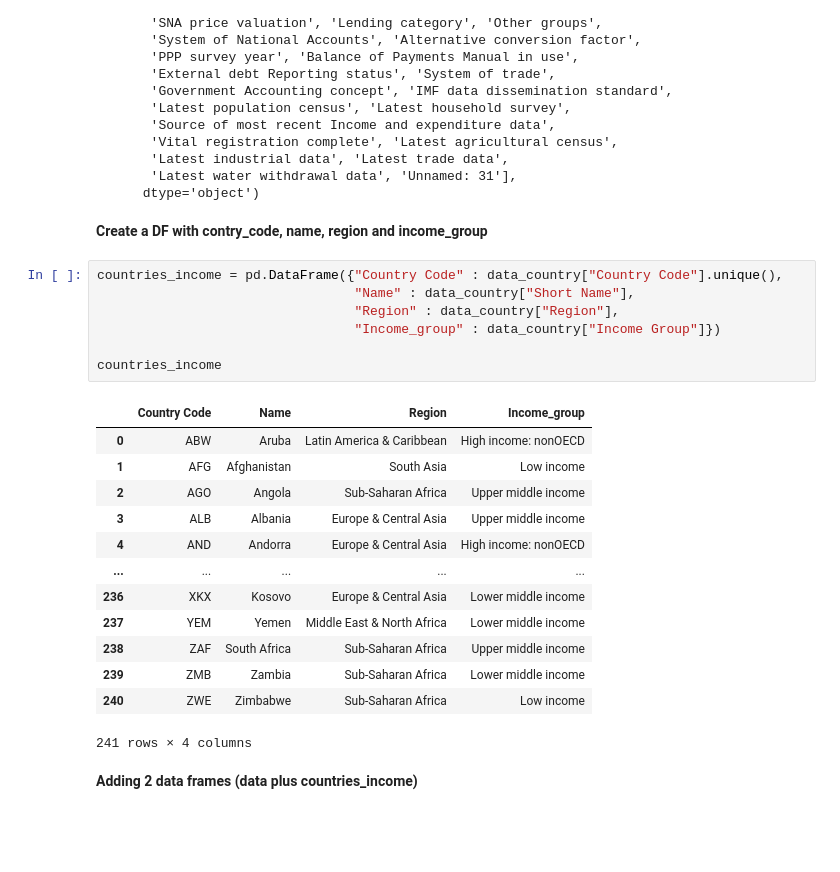
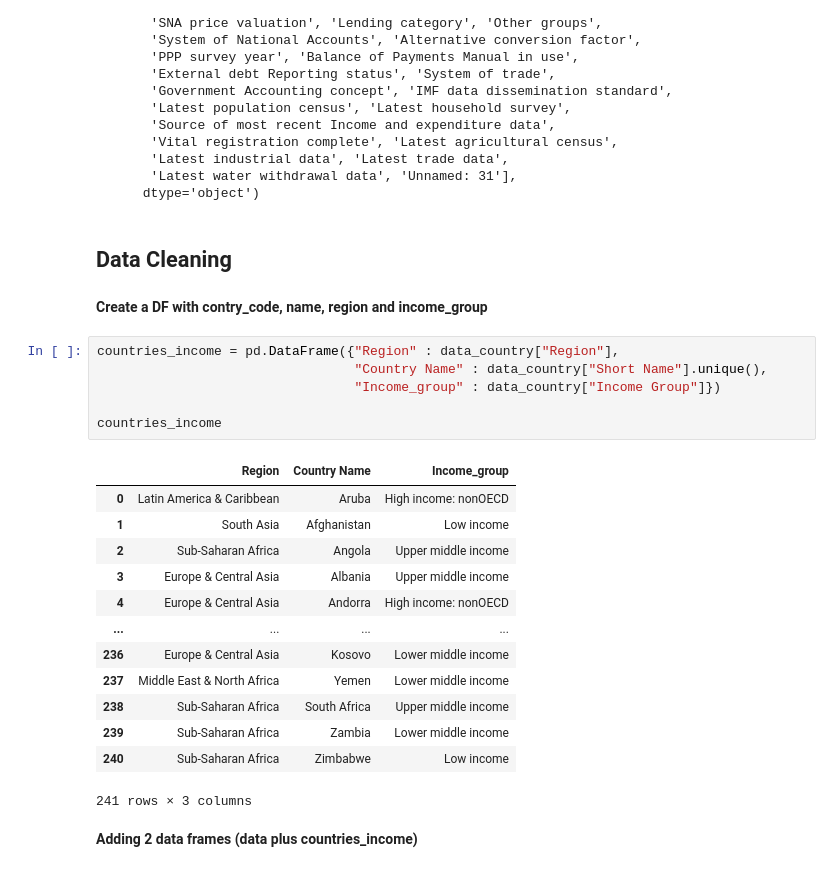
Before and after one commit to Azimoj/EdState-, a Jupyter notebook: P2.ipynb, the cells around one changed output. Saved outputs shown, nothing was run; the diff lists cells and outputs as text; blank space fills up the shorter version.

```diff
--- a/P2.ipynb
+++ b/P2.ipynb
@@ -76,29 +85,30 @@ Index(['Country Code', 'Short Name', 'Table Name', 'Long Name', '2-alpha code',
        'Latest industrial data', 'Latest trade data',
        'Latest water withdrawal data', 'Unnamed: 31'],
       dtype='object')
+# %% [markdown]
+## Data Cleaning
 # %% [markdown]
 __Create a DF with contry_code, name, region and income_group__
 # %%
-countries_income = pd.DataFrame({"Country Code" : data_country["Country Code"].unique(),
-                                 "Name" : data_country["Short Name"],
-                                 "Region" : data_country["Region"],
+countries_income = pd.DataFrame({"Region" : data_country["Region"],
+                                 "Country Name" : data_country["Short Name"].unique(),
                                  "Income_group" : data_country["Income Group"]})
 
 countries_income
 # %% [output]
-|  | Country Code | Name | Region | Income_group |
-| 0 | ABW | Aruba | Latin America & Caribbean | High income: nonOECD |
-| 1 | AFG | Afghanistan | South Asia | Low income |
-| 2 | AGO | Angola | Sub-Saharan Africa | Upper middle income |
-| 3 | ALB | Albania | Europe & Central Asia | Upper middle income |
-| 4 | AND | Andorra | Europe & Central Asia | High income: nonOECD |
-| ... | ... | ... | ... | ... |
-| 236 | XKX | Kosovo | Europe & Central Asia | Lower middle income |
-| 237 | YEM | Yemen | Middle East & North Africa | Lower middle income |
-| 238 | ZAF | South Africa | Sub-Saharan Africa | Upper middle income |
-| 239 | ZMB | Zambia | Sub-Saharan Africa | Lower middle income |
-| 240 | ZWE | Zimbabwe | Sub-Saharan Africa | Low income |
+|  | Region | Country Name | Income_group |
+| 0 | Latin America & Caribbean | Aruba | High income: nonOECD |
+| 1 | South Asia | Afghanistan | Low income |
+| 2 | Sub-Saharan Africa | Angola | Upper middle income |
+| 3 | Europe & Central Asia | Albania | Upper middle income |
+| 4 | Europe & Central Asia | Andorra | High income: nonOECD |
+| ... | ... | ... | ... |
+| 236 | Europe & Central Asia | Kosovo | Lower middle income |
+| 237 | Middle East & North Africa | Yemen | Lower middle income |
+| 238 | Sub-Saharan Africa | South Africa | Upper middle income |
+| 239 | Sub-Saharan Africa | Zambia | Lower middle income |
+| 240 | Sub-Saharan Africa | Zimbabwe | Low income |
-241 rows × 4 columns
+241 rows × 3 columns
 # %% [markdown]
 __Adding 2 data frames (data plus countries_income)__
 # %%
```
Also changed, not shown: parts of 161 cells of this notebook.
